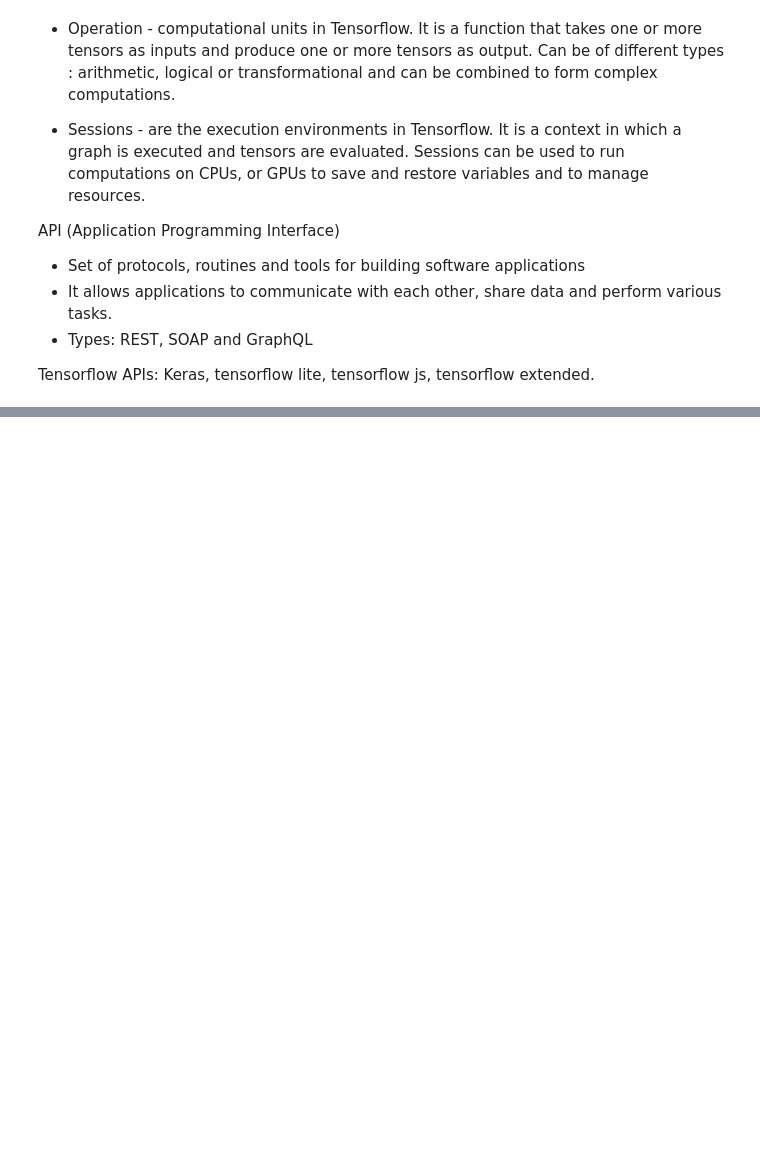
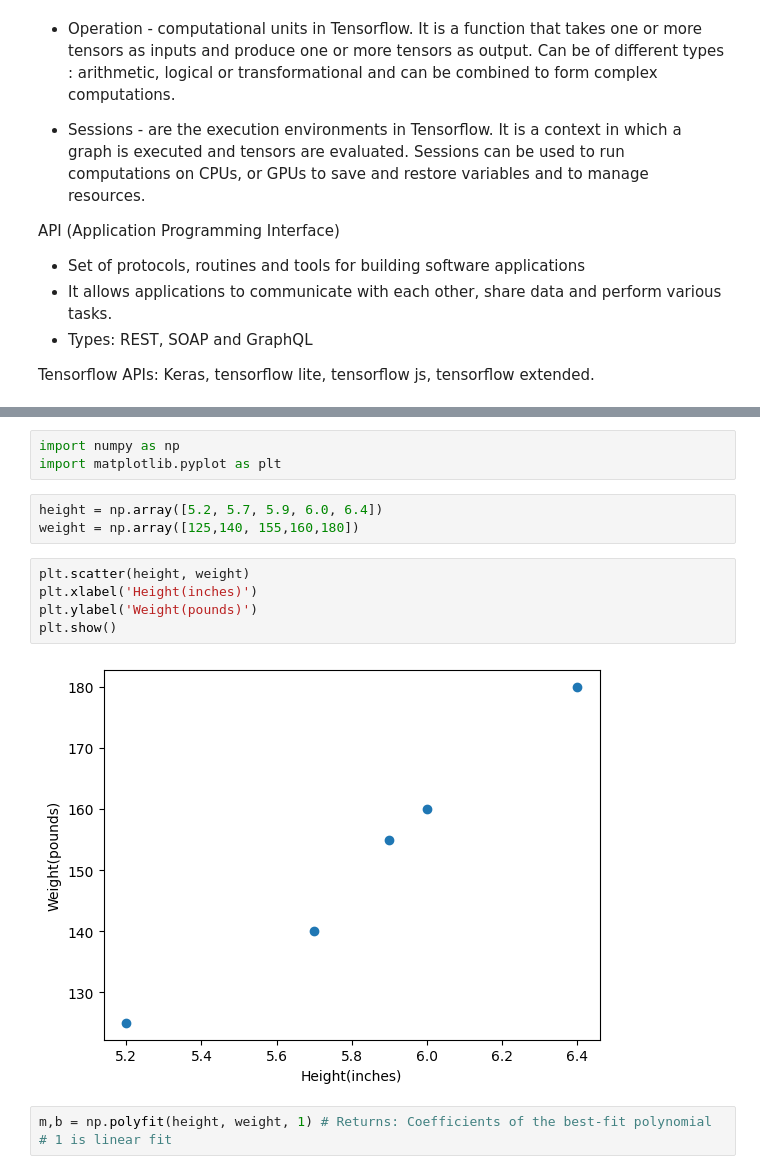
Before and after one commit to samwanyua/Python-for-Deep-Learning, a Jupyter notebook: Tensorflow/notebook.ipynb, the cells around one changed output, grey strips where cells are left out. Drawn from its saved outputs; the diff is of its cells as text; blank space fills up the shorter version.

Commit message:
Linear regression

```diff
--- a/Tensorflow/notebook.ipynb
+++ b/Tensorflow/notebook.ipynb
@@ -74,0 +104,16 @@ Tensorflow APIs: Keras, tensorflow lite, tensorflow js, tensorflow extended.
+# %%
+import numpy as np
+import matplotlib.pyplot as plt
+# %%
+height = np.array([5.2, 5.7, 5.9, 6.0, 6.4])
+weight = np.array([125,140, 155,160,180])
+# %%
+plt.scatter(height, weight)
+plt.xlabel('Height(inches)')
+plt.ylabel('Weight(pounds)')
+plt.show()
+# %% [output]
+[figure, added]
+# %%
+m,b = np.polyfit(height, weight, 1) # Returns: Coefficients of the best-fit polynomial
+# 1 is linear fit
```
Also changed, not shown: parts of 2 cells of this notebook.
